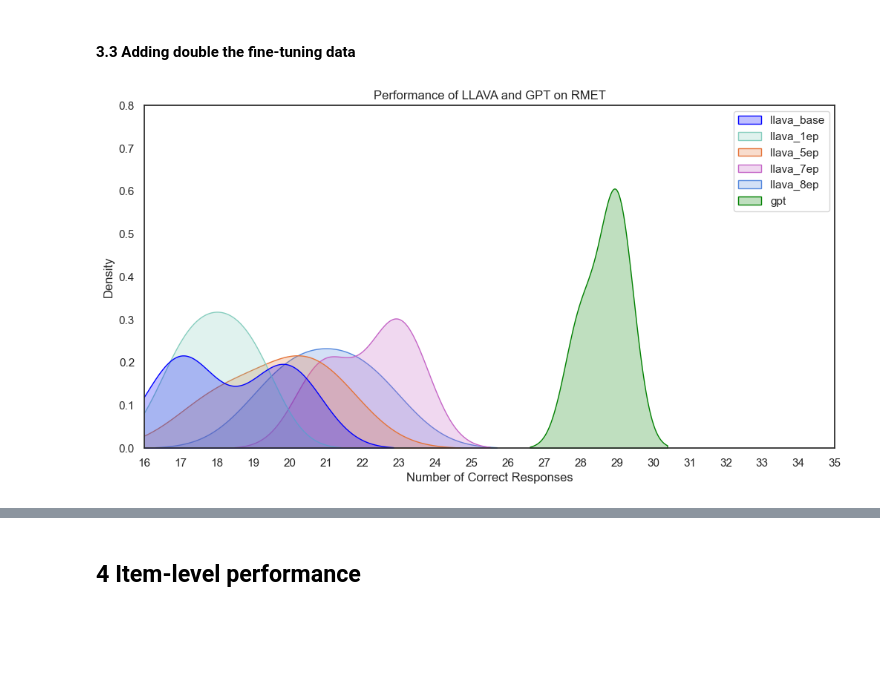
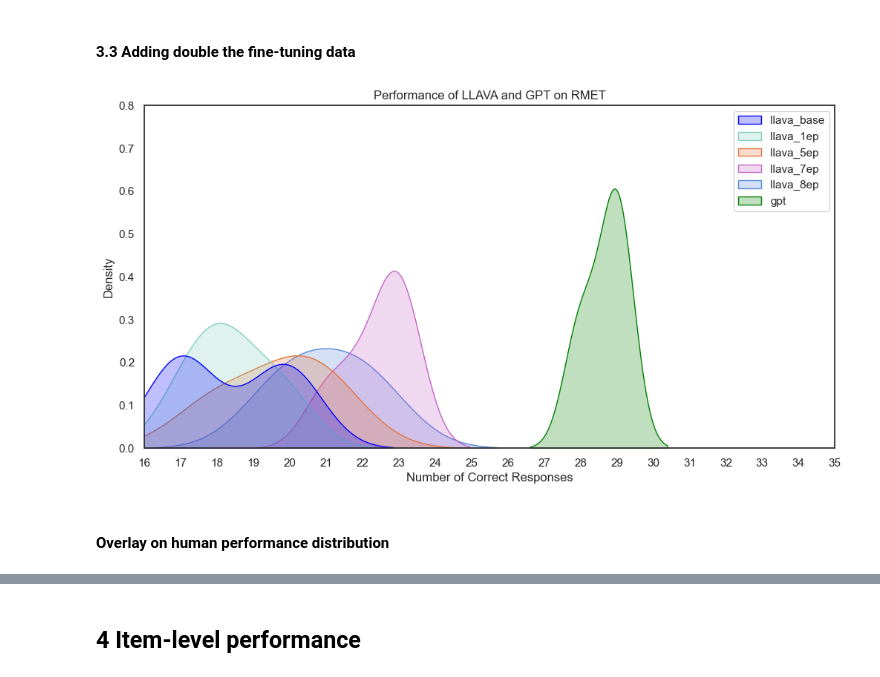
Before and after one commit to bridgetleonard2/Eyes-Mind-Model, a Jupyter notebook: llava_hyak/rmet_analysis.ipynb, the cells around one changed output, grey strips where cells are left out. Saved outputs shown, nothing was run; the diff lists cells and outputs as text; code cells hidden in the pictures; blank space fills up the shorter version.

Commit message:
update data

```diff
--- a/llava_hyak/rmet_analysis.ipynb
+++ b/llava_hyak/rmet_analysis.ipynb
@@ -54,6 +55,8 @@ ep10_5 = pd.read_csv('rmet_results/adobe/adobe_10ep/rmet_10ep-5.txt')
 adobeFull_1ep_1 = pd.read_csv('rmet_results/adobe/adobe_full/rmet_adobeFull_1ep-1.txt')
 adobeFull_1ep_2 = pd.read_csv('rmet_results/adobe/adobe_full/rmet_adobeFull_1ep-2.txt')
 adobeFull_1ep_3 = pd.read_csv('rmet_results/adobe/adobe_full/rmet_adobeFull_1ep-3.txt')
+adobeFull_1ep_4 = pd.read_csv('rmet_results/adobe/adobe_full/rmet_adobeFull_1ep-4.txt')
+adobeFull_1ep_5 = pd.read_csv('rmet_results/adobe/adobe_full/rmet_adobeFull_1ep-5.txt')
 
 adobeFull_5ep_1 = pd.read_csv('rmet_results/adobe/adobe_full/rmet_adobeFull_5ep-1.txt')
 adobeFull_5ep_2 = pd.read_csv('rmet_results/adobe/adobe_full/rmet_adobeFull_5ep-2.txt')
@@ -83,7 +86,7 @@ rmet = pd.concat([local_base1, local_base2, local_base3, local_base4, local_base
                   ep5_1, ep5_2, ep5_3, ep5_4, ep5_5,
                   ep7_1, ep7_2, ep7_3, ep7_4, ep7_5,
                   ep10_1, ep10_2, ep10_3, ep10_4, ep10_5,
-                  adobeFull_1ep_1, adobeFull_1ep_2, adobeFull_1ep_3,
+                  adobeFull_1ep_1, adobeFull_1ep_2, adobeFull_1ep_3, adobeFull_1ep_4, adobeFull_1ep_5,
                   adobeFull_5ep_1, adobeFull_5ep_2, adobeFull_5ep_3,
                   adobeFull_7ep_1, adobeFull_7ep_2, adobeFull_7ep_3, adboeFull_7ep_4, adobeFull_7ep_5,
                   adobeFull_8ep_1, adobeFull_8ep_2, adobeFull_8ep_3,
@@ -332,34 +389,36 @@ plt.savefig('output/finetune_dist.png', transparent=True, bbox_inches='tight')
 # %%
 ## Using slightly more data
 # Set the style to remove grid lines
 sns.set_style("white")
 
 # Create a dataframe with llava local base and HPC base performance
 llava_base = rmet_num_correct[['llava_local_base-1', 'llava_local_base-2', 'llava_local_base-3', 'llava_local_base-4', 'llava_local_base-5', 'llava_HPC_base-1', 'llava_HPC_base-2', 'llava_HPC_base-3', 'llava_HPC_base-4', 'llava_HPC_base-5']]
-llava_1ep = rmet_num_correct[['llava_adobefull_1ep-1', 'llava_adobefull_1ep-2', 'llava_adobefull_1ep-3']]
+llava_1ep = rmet_num_correct[['llava_adobefull_1ep-1', 'llava_adobefull_1ep-2', 'llava_adobefull_1ep-3', 'llava_adobefull_1ep-4', 'llava_adobefull_1ep-5']]
 llava_5ep = rmet_num_correct[['llava_adobefull_5ep-1', 'llava_adobefull_5ep-2', 'llava_adobefull_5ep-3']]
 llava_7ep = rmet_num_correct[['llava_adobefull_7ep-1', 'llava_adobefull_7ep-2', 'llava_adobefull_7ep-3', 'llava_adobefull_7ep-4', 'llava_adobefull_7ep-5']]
 llava_8ep = rmet_num_correct[['llava_adobefull_8ep-1', 'llava_adobefull_8ep-2']]
 gpt_performance = rmet_num_correct[['gpt-1', 'gpt-2', 'gpt-3']]
 
 # Apply jitter to 7ep since there's 0 variance naturally
-llava_7ep += np.random.normal(loc=0, scale=0.05, size=len(llava_7ep))
+# llava_7ep += np.random.normal(loc=0, scale=0.5, size=len(llava_7ep))
 
 performance_data = pd.concat([llava_base, llava_1ep, llava_5ep, llava_7ep, llava_8ep, gpt_performance], axis=1)
 performance_data.columns = ['llava_base', 'llava_1ep', 'llava_5ep', 'llava_7ep', 'llava_8ep', 'gpt']
 
 plt.figure(figsize=(12, 6))
-# sns.histplot(performance_data, palette=['blue', 'green'], bins=30, stat="count", label='Histogram')
+
 sns.kdeplot(data=performance_data, fill=True, common_norm=False, palette=['blue', '#87CEBF', '#E57439', '#C565C7', '#5387dd', 'green'])
 
 plt.gca().set_facecolor((1, 1, 1, 0))
 
 plt.xlim([16,35])
 plt.ylim([0, 0.8])
 plt.xticks(range(16, 36))
 plt.xlabel('Number of Correct Responses')
 plt.title('Performance of LLAVA and GPT on RMET')
 
 plt.savefig('output/finetune_dist_double.png', transparent=True, bbox_inches='tight')  # Save as PNG
 # %% [output]
-[figure, old version]
+[figure, new version]
+# %% [markdown]
+#### Overlay on human performance distribution
```
Also changed, not shown: parts of 15 cells of this notebook, 17 other files.
